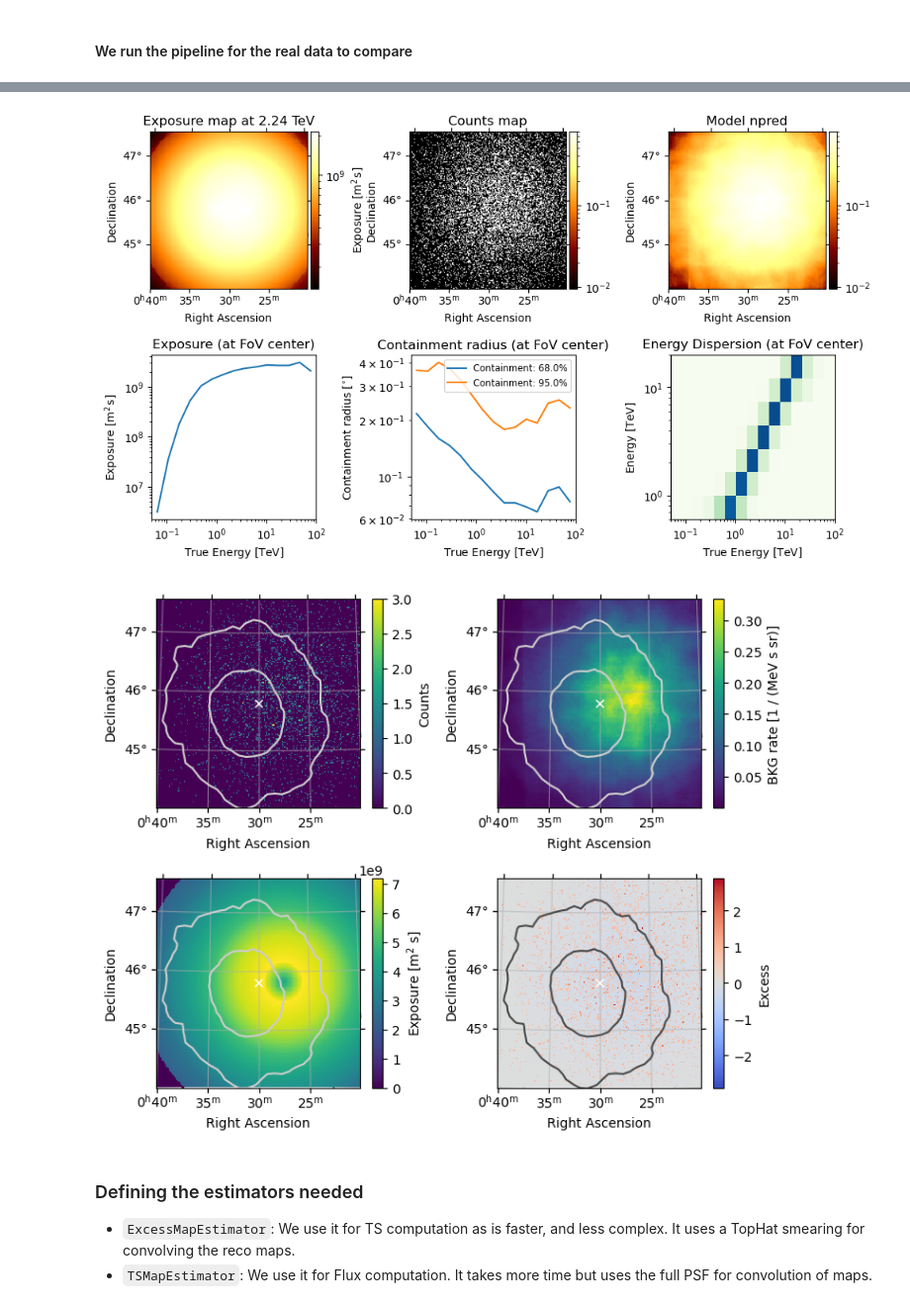
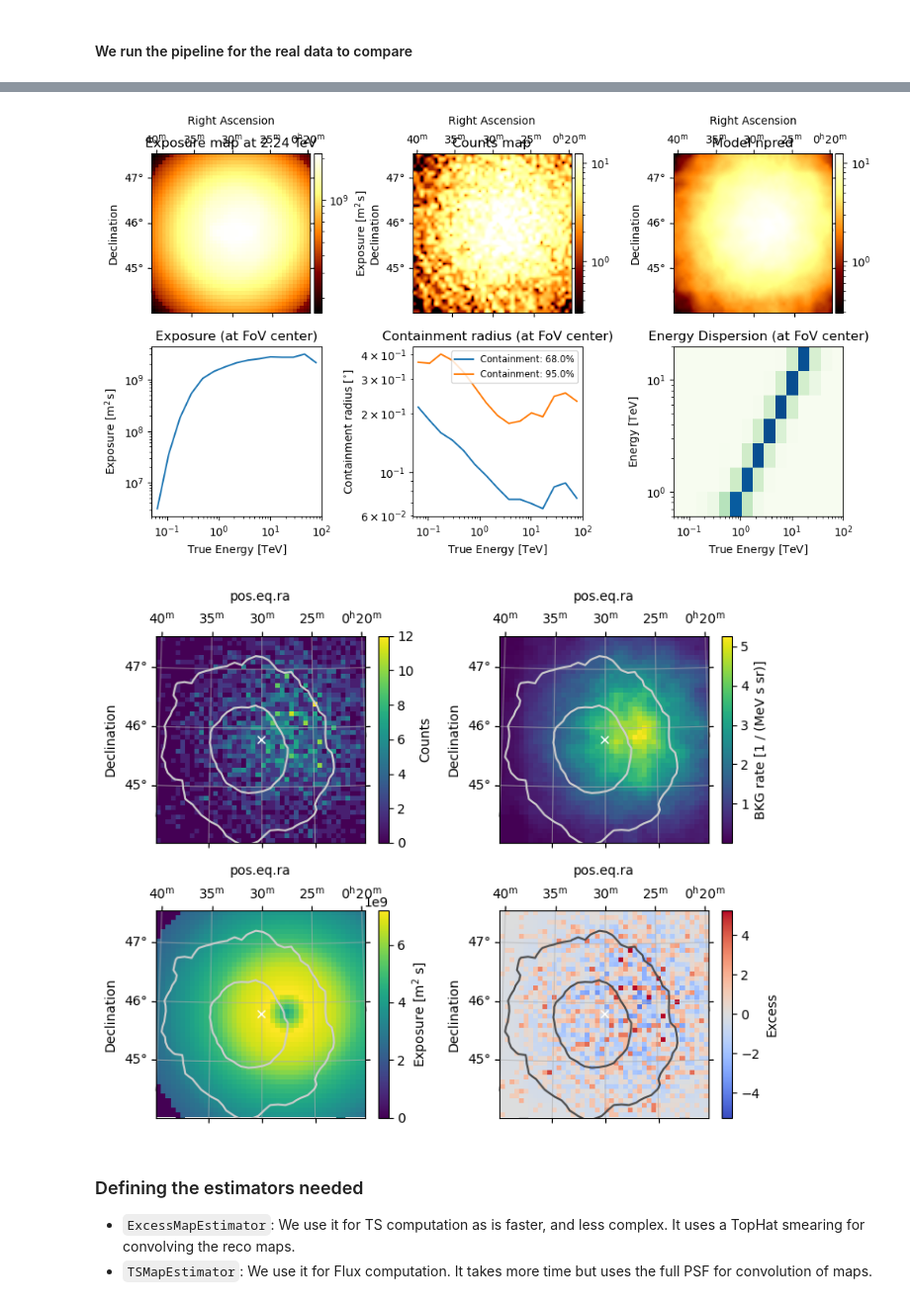
Before and after one commit to juanjq/gw-gamma-global-uls, a Jupyter notebook: notebook_sim_HE.ipynb, the cells around one changed output, grey strips where cells are left out. Shown at 99% size. Saved outputs shown, nothing was run; the diff lists cells and outputs as text; code cells hidden in the pictures.

```diff
--- a/notebook_sim_HE.ipynb
+++ b/notebook_sim_HE.ipynb
@@ -94,25 +94,24 @@ Other secundary parameters
 # %%
 # --- Flags ---
 USE_DIRAC_DELTA   = False
-USE_ITERATIVE_ULS = True
-OVERWRITE_RESULTS = True
+USE_ITERATIVE_ULS = False
+OVERWRITE_RESULTS = False
+
+# --- Grid & Energy Geometry ---
+binsz                 = 0.08
+resolution_hp_to_grid = 2048         # HEALPix → grid resolution
+size_fov              = 2.5  * u.deg
+geom_width            = (size_fov.value * 1.43,) * 2
+e_t_min, e_t_max, e_t_bins = 0.05 * u.TeV, 100 * u.TeV, 6
+ring_r_in, ring_width = 0.3  * u.deg, 0.2 * u.deg
+exclusion_mask = None
 
 # --- Source & Skymap ---
 delta_coord = SkyCoord(ra=7.53, dec=45.81, unit="deg")
 confidence_level = 0.95
-n_sim_bkg, n_sim_flux = 5000,1000
+n_sim_bkg, n_sim_flux = 5000, 1000
 threshold_percent_gw = np.flip(np.sort([0.95, 0.5]))  # GW probability contours
 file_ligo = f"./data/gw_input/{source_name}.fits"
-
-# --- FoV & Ring Geometry ---
-size_fov              = 2.5  * u.deg
-ring_r_in, ring_width = 0.3  * u.deg, 0.2 * u.deg
-
-# --- Grid & Energy Geometry ---
-resolution_hp_to_grid = 2048         # HEALPix → grid resolution
-geom_width            = (size_fov.value * 1.43,) * 2
-binsz                 = 0.02
-e_t_min, e_t_max, e_t_bins = 0.05 * u.TeV, 100 * u.TeV, 6
 # %% [markdown]
 ### <span style="color:blue">Reading GW data</span>
 # %%
@@ -282,12 +281,12 @@ BACKGROUND SUMMARY:
 #### We run the pipeline for the real data to compare
 # %%
 # --- Makers ---
-maker           = MapDatasetMaker(selection=["counts", "background", "psf", "edisp", "exposure"])
-maker_safe_mask = SafeMaskMaker(methods=["aeff-default", "offset-max"], offset_max=size_fov)
-maker_ring      = RingBackgroundMaker(r_in=ring_r_in, width=ring_width, exclusion_mask=None)
+maker = MapDatasetMaker(selection=["counts", "background", "psf", "edisp", "exposure"])
+maker_safe_mask = SafeMaskMaker(methods=["offset-max"], offset_max=size_fov)
+maker_ring = RingBackgroundMaker(r_in=ring_r_in, width=ring_width, exclusion_mask=exclusion_mask)
 
 # --- Empty Datasets ---
-dataset_empty        = MapDataset.create(geom, energy_axis_true=axis_energy_true)
+dataset_empty = MapDataset.create(geom, energy_axis_true=axis_energy_true)
 dataset_stacked_real = MapDataset.create(geom, energy_axis_true=axis_energy_true)
 
 # --- Processing Loop ---
@@ -322,5 +321,5 @@ plotting.summary_maps(
-[figure, old version]
+[figure, new version]
-[figure, old version]
+[figure, new version]
 # %% [markdown]
 ### Defining the estimators needed
 * `ExcessMapEstimator`: We use it for TS computation as is faster, and less complex. It uses a TopHat smearing for convolving the reco maps.
```
Also changed, not shown: parts of 34 cells of this notebook, 5 other files.
